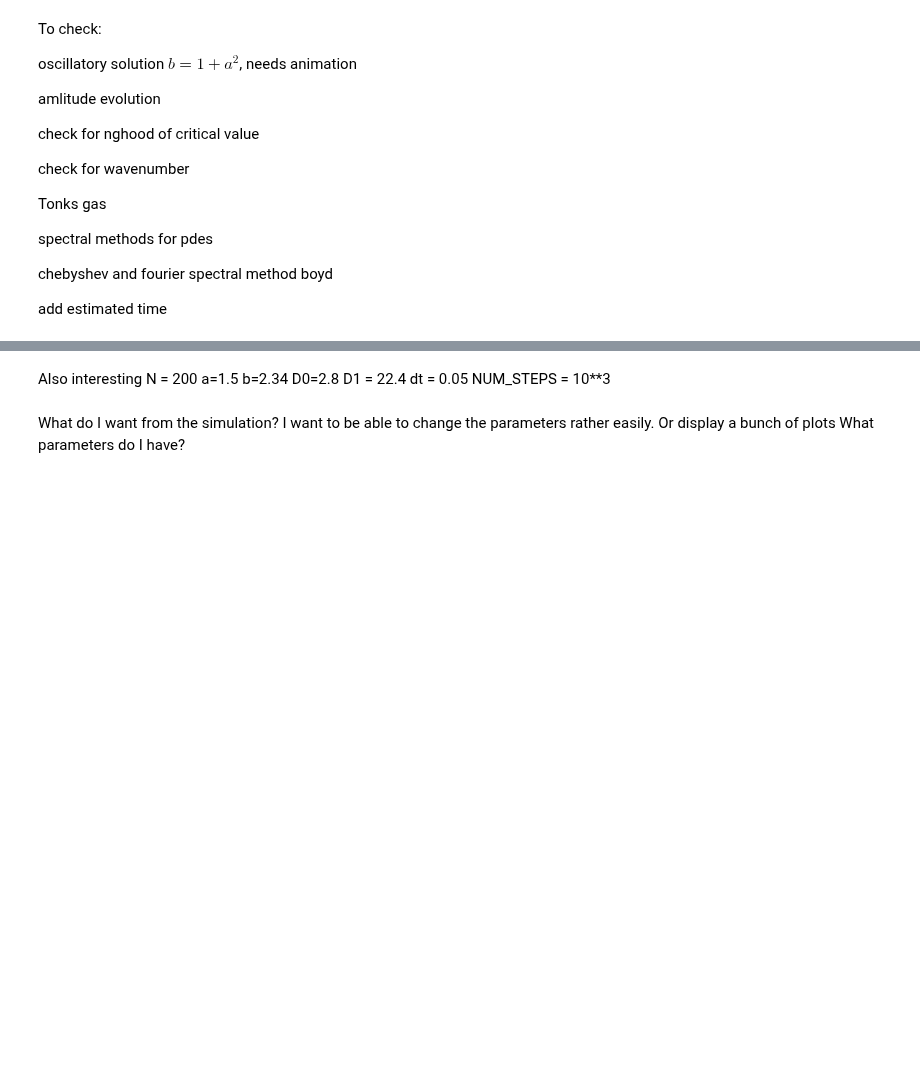
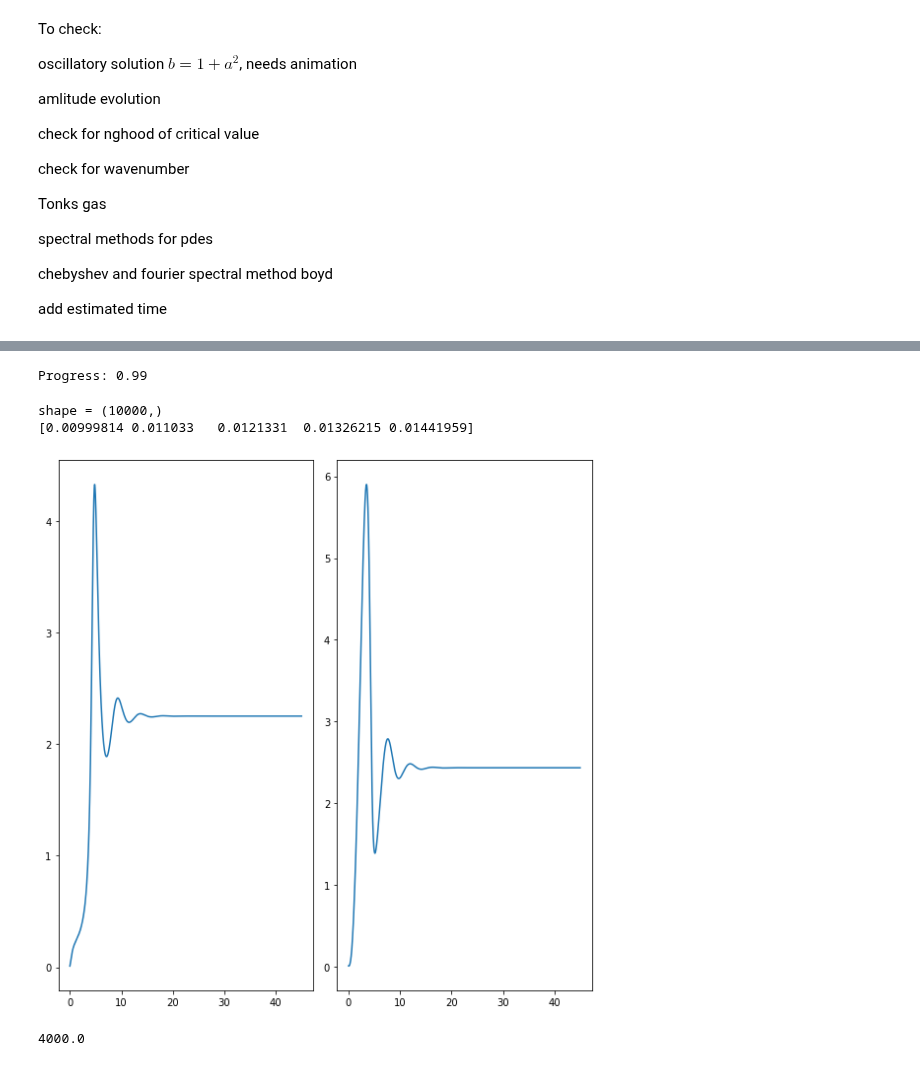
Before and after one commit to l-ada/Turing-models, a Jupyter notebook: brusselator.ipynb, the cells around one changed output, grey strips where cells are left out. Drawn from its saved outputs; the diff is of its cells as text; code cells hidden in the pictures; blank space fills up the shorter version.

Commit message:
rudimentary amplitude plotting works a bit, some preliminary results

```diff
--- a/brusselator.ipynb
+++ b/brusselator.ipynb
@@ -151,6 +151,7 @@ def perform_simulation(brusselator_class = Brusselator(), save_full = False):
         if save_full == True:
             conc_u[i] = u.copy()
             conc_v[i] = v.copy()
+            time[i] = i*dt
 
         if save_full == False:
             if i in savetimes:
@@ -352,13 +308,51 @@ Also interesting at least at time NUM_STEPS/2
-# %% [markdown]
-Also interesting
-N = 200
-a=1.5
-b=2.34
-D0=2.8
-D1 = 22.4
-dt = 0.05
-NUM_STEPS = 10**3
-# %% [markdown]
-What do I want from the simulation?
-I want to be able to change the parameters rather easily. Or display a bunch of plots
-What parameters do I have?
+# %%
+br = Brusselator(NUM_STEPS=10**4, dt= 0.005)
+# br.fu = lambda u,v:0
+# br.fv = lambda u,v:0
+# simulate_and_plot(br)
+time, u , v = perform_simulation(br,save_full= True)
+# %% [output]
+Progress: 0.99
+# %%
+############
+# SOLUTION #
+############
+
+
+def calculate_amplitude_sq(data, index=-1):
+    return np.max(data[index]**2)
+
+def plot_amplitude_convergence(data):
+    size_data = data.shape[0]
+    amplitudes = []
+    for i in range(size_data):
+        amplitudes.append(calculate_amplitude_sq(data,i).copy())
+    return amplitudes
+
+final_amplitude_u = np.array(plot_amplitude_convergence(u))
+final_amplitude_v = plot_amplitude_convergence(v)
+# vmin = np.min(final_amplitude)
+# vmax = np.max(final_amplitude)
+print(f"shape = {final_amplitude_u.shape}")
+print(final_amplitude_u[0:5])
+n=9000
+# print(tim
+fig = plt.figure(figsize=(8.0,8.0) )
+ax1 = fig.add_subplot(121)
+ax2 = fig.add_subplot(122)
+ax1.plot(time[:n], final_amplitude_u[:n])
+# This works
+ax2.plot(time[:n], final_amplitude_v[:n])
+
+# This doesnt
+# ax2.plot(time, final_amplitude_v)
+
+fig.tight_layout()
+
+plt.show()
+print(f"{20/br.dt}")
+# %% [output]
+shape = (10000,)
+[0.00999814 0.011033   0.0121331  0.01326215 0.01441959]
+[figure, added]
+4000.0
```
Also changed, not shown: parts of 4 cells of this notebook.
